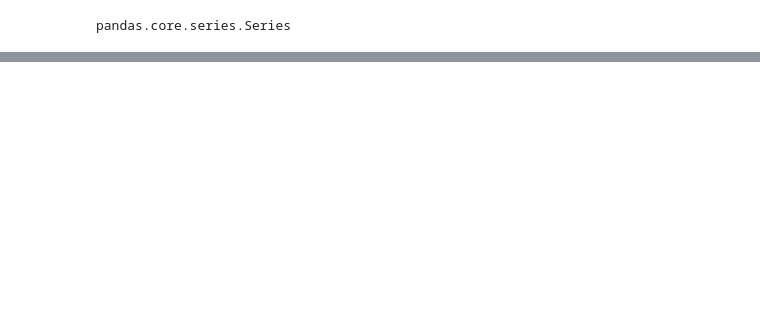
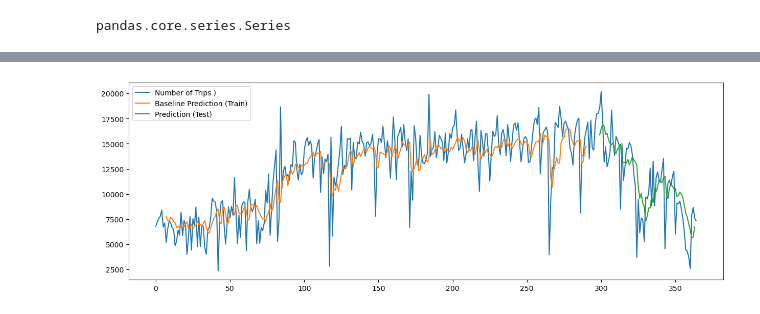
Before and after one commit to jmdtanalyst/CA01_Sem_02_MSc_Data_Analytics, a Jupyter notebook: RNN_Time_Series.ipynb, the cells around one changed output, grey strips where cells are left out. Cells and saved outputs as stored; diff of their text form; code cells hidden in the pictures; blank space fills up the shorter version.

Commit message:
Training LSTM model

```diff
--- a/RNN_Time_Series.ipynb
+++ b/RNN_Time_Series.ipynb
@@ -371,0 +318,5 @@ plt.show()
+# %%
+# reshape into X=t and Y=t+1
+look_back = 7
+trainX, trainY = create_dataset(train, look_back)
+testX, testY = create_dataset(test, look_back)
@@ -371,0 +331,7 @@ plt.show()
+# %%
+# create and fit the LSTM network
+model1 = Sequential()
+model1.add(LSTM(64, activation='relu',input_shape=(1, look_back)))
+model1.add(Dense(1))
+model1.compile(loss='mean_squared_error', optimizer='adam')
+model1.summary()
@@ -371,0 +350,3 @@ plt.show()
+# %%
+
+model1.fit(trainX, trainY, epochs=100, batch_size=32, verbose=0)
@@ -371,0 +355,4 @@ plt.show()
+# %%
+# make predictions
+trainPredict = model1.predict(trainX)
+testPredict = model1.predict(testX)
@@ -371,0 +410,11 @@ plt.show()
+# %%
+# plot baseline and predictions
+
+plt.figure(figsize=(15, 5))
+plt.plot(scaler.inverse_transform(np_trips))
+plt.plot(trainPredictPlot)
+plt.plot(testPredictPlot)
+plt.legend(['Number of Trips )', 'Baseline Prediction (Train)', 'Prediction (Test)'], loc='upper left')
+plt.show()
+# %% [output]
+[figure, added]
```
Also changed, not shown: parts of 65 cells of this notebook, 2 other files.
